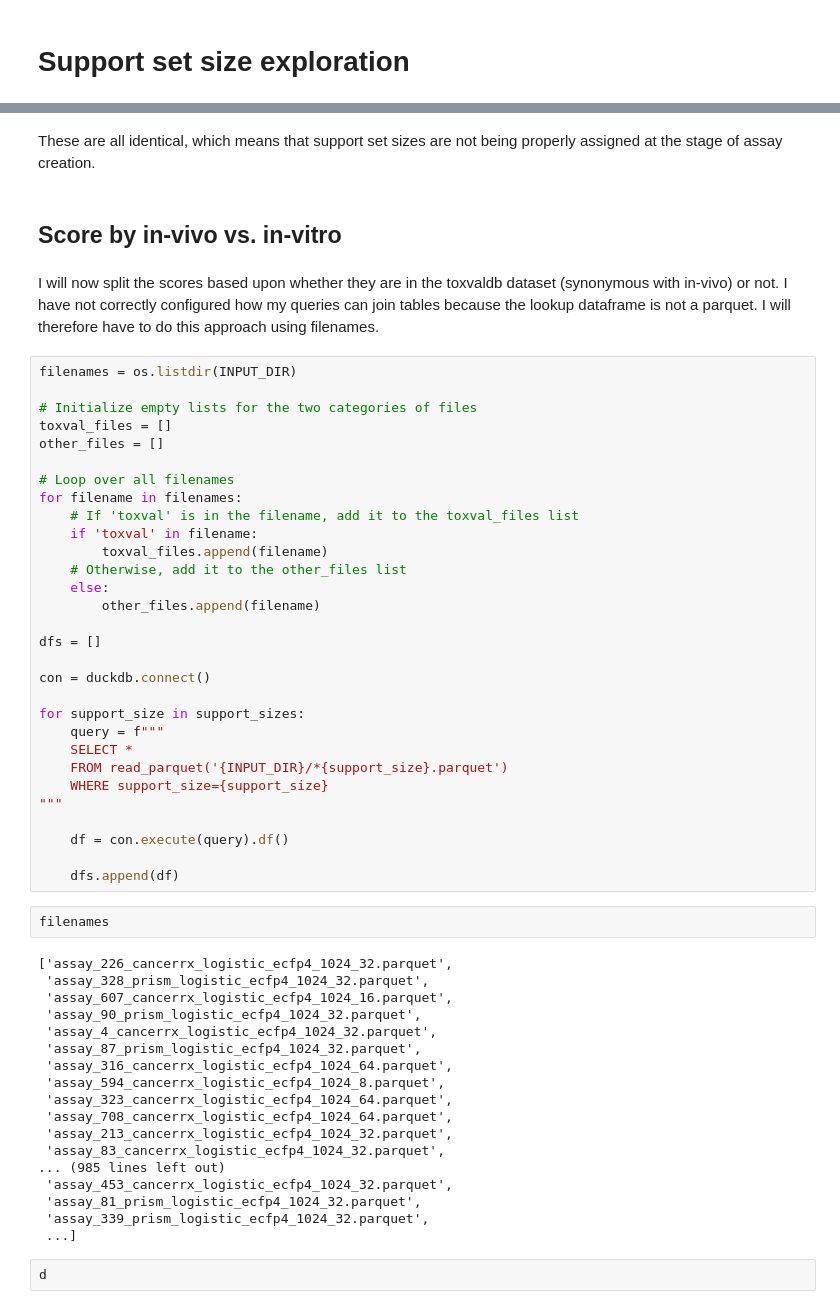
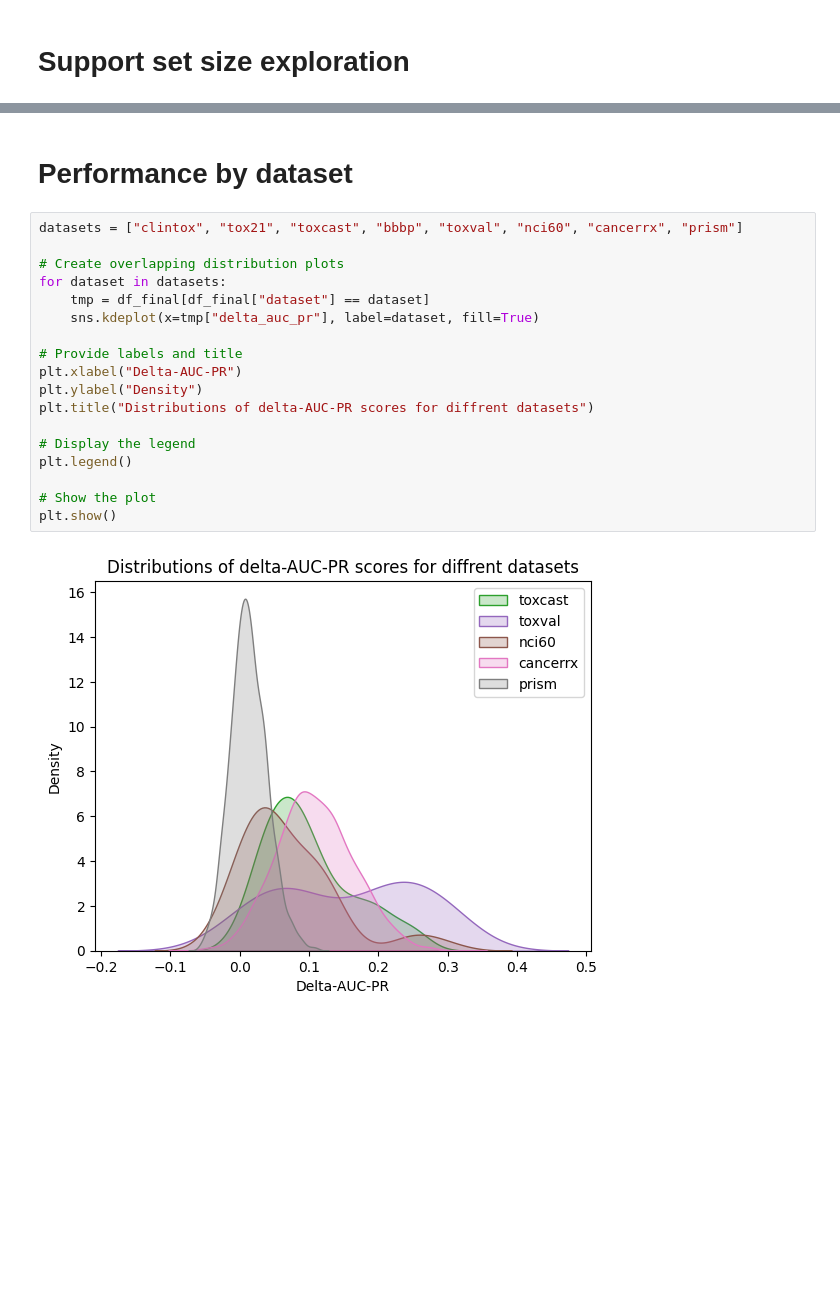
Before and after one commit to labdao/FS-Tox, a Jupyter notebook: notebooks/4.3-support-set-size-exploration.ipynb, the cells around one changed output, grey strips where cells are left out. Drawn from its saved outputs; the diff is of its cells as text; blank space fills up the shorter version.

```diff
--- a/notebooks/4.3-support-set-size-exploration.ipynb
+++ b/notebooks/4.3-support-set-size-exploration.ipynb
@@ -76,58 +106,22 @@ plt.show()
-# %% [markdown]
-These are all identical, which means that support set sizes are not being properly assigned at the stage of assay creation.
-# %% [markdown]
-## Score by in-vivo vs. in-vitro
-# %% [markdown]
-I will now split the scores based upon whether they are in the toxvaldb dataset (synonymous with in-vivo) or not. I have not correctly configured how my queries can join tables because the lookup dataframe is not a parquet. I will therefore have to do this approach using filenames.
-# %%
-filenames = os.listdir(INPUT_DIR)
-
-# Initialize empty lists for the two categories of files
-toxval_files = []
-other_files = []
-
-# Loop over all filenames
-for filename in filenames:
-    # If 'toxval' is in the filename, add it to the toxval_files list
-    if 'toxval' in filename:
-        toxval_files.append(filename)
-    # Otherwise, add it to the other_files list
-    else:
-        other_files.append(filename)
-
-dfs = []
-
-con = duckdb.connect()
-
-for support_size in support_sizes:
-    query = f"""
-    SELECT *
-    FROM read_parquet('{INPUT_DIR}/*{support_size}.parquet')
-    WHERE support_size={support_size}
-"""
-
-    df = con.execute(query).df()
-
-    dfs.append(df)
-# %%
-filenames
-# %% [output]
-['assay_226_cancerrx_logistic_ecfp4_1024_32.parquet',
- 'assay_328_prism_logistic_ecfp4_1024_32.parquet',
- 'assay_607_cancerrx_logistic_ecfp4_1024_16.parquet',
- 'assay_90_prism_logistic_ecfp4_1024_32.parquet',
- 'assay_4_cancerrx_logistic_ecfp4_1024_32.parquet',
- 'assay_87_prism_logistic_ecfp4_1024_32.parquet',
- 'assay_316_cancerrx_logistic_ecfp4_1024_64.parquet',
- 'assay_594_cancerrx_logistic_ecfp4_1024_8.parquet',
- 'assay_323_cancerrx_logistic_ecfp4_1024_64.parquet',
- 'assay_708_cancerrx_logistic_ecfp4_1024_64.parquet',
- 'assay_213_cancerrx_logistic_ecfp4_1024_32.parquet',
- 'assay_83_cancerrx_logistic_ecfp4_1024_32.parquet',
-... (985 lines left out)
- 'assay_453_cancerrx_logistic_ecfp4_1024_32.parquet',
- 'assay_81_prism_logistic_ecfp4_1024_32.parquet',
- 'assay_339_prism_logistic_ecfp4_1024_32.parquet',
- ...]
-# %%
-d
+# %% [markdown]
+# Performance by dataset
+# %%
+datasets = ["clintox", "tox21", "toxcast", "bbbp", "toxval", "nci60", "cancerrx", "prism"]
+
+# Create overlapping distribution plots
+for dataset in datasets:
+    tmp = df_final[df_final["dataset"] == dataset]
+    sns.kdeplot(x=tmp["delta_auc_pr"], label=dataset, fill=True)
+
+# Provide labels and title
+plt.xlabel("Delta-AUC-PR")
+plt.ylabel("Density")
+plt.title("Distributions of delta-AUC-PR scores for diffrent datasets")
+
+# Display the legend
+plt.legend()
+
+# Show the plot
+plt.show()
+# %% [output]
+[figure, added]
```
Also changed, not shown: parts of 11 cells of this notebook, 3 other files.
